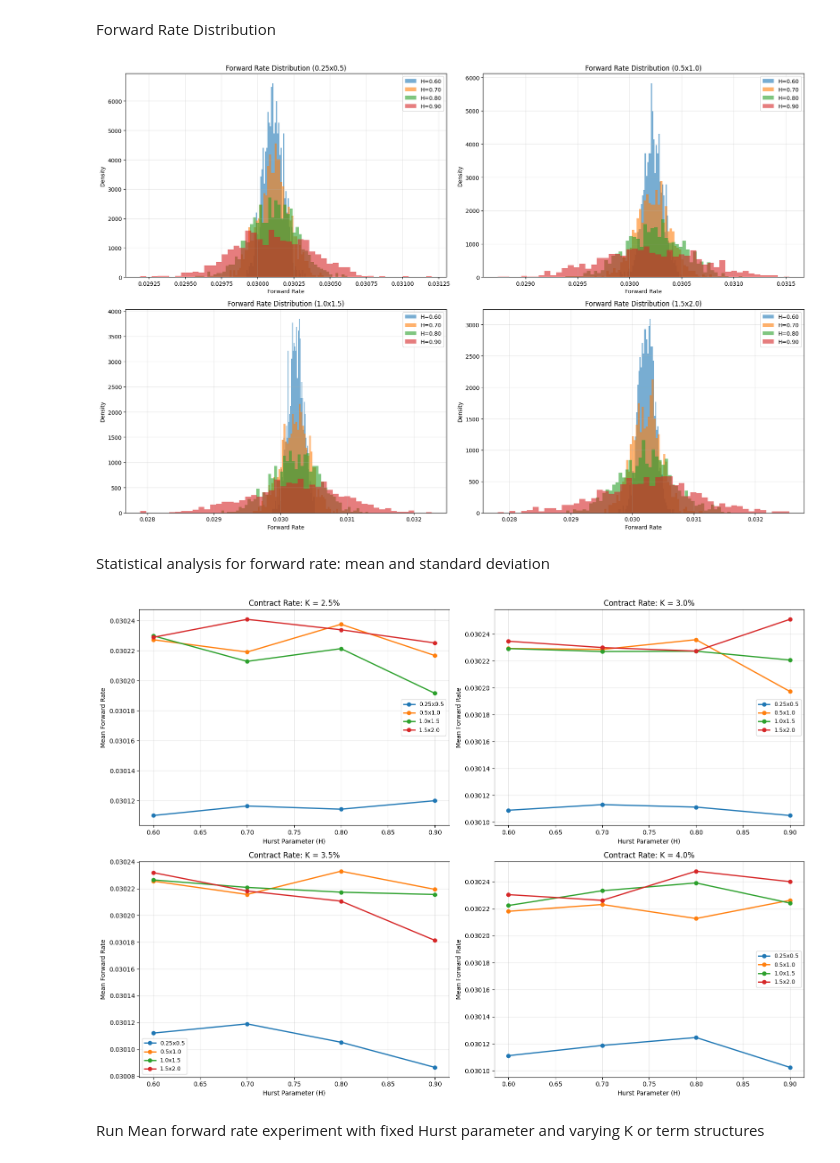
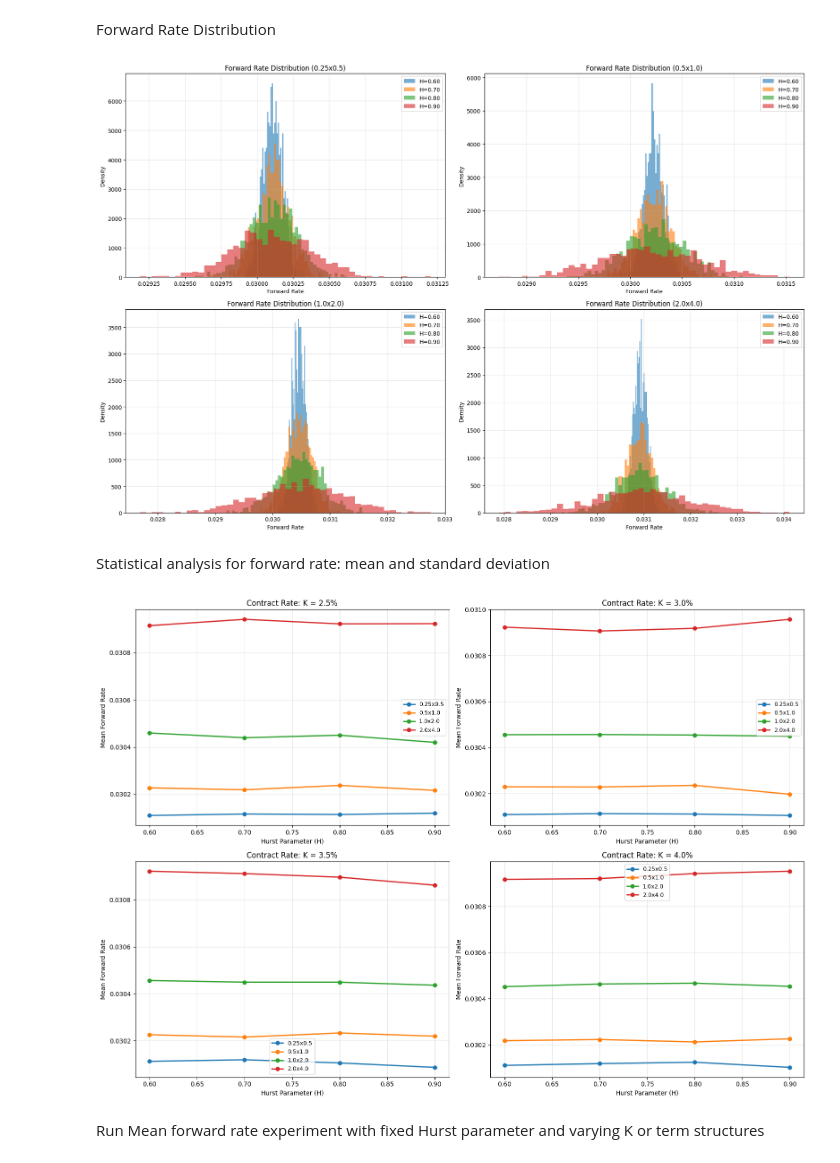
Before and after one commit to katieli0828/Dissertation, a Jupyter notebook: CH4_derivative_pricing.ipynb, the cells around one changed output. Saved outputs shown, nothing was run; the diff lists cells and outputs as text; code cells hidden in the pictures.

```diff
--- a/CH4_derivative_pricing.ipynb
+++ b/CH4_derivative_pricing.ipynb
@@ -599,8 +599,8 @@ def main():
     fra_maturities = [
         (0.25, 0.5),   # 3x6 FRA
         (0.5, 1.0),    # 6x12 FRA
-        (1.0, 1.5),    # 12x18 FRA
-        (1.5, 2.0),    # 18x24 FRA
+        (1.0, 2.0),    # 12x24 FRA
+        (2.0, 4.0),    # 24x48 FRA
     ]
     contract_rates = [0.025, 0.03, 0.035, 0.04]
 
@@ -649,8 +649,8 @@ def main():
     fra_maturities = [
         (0.25, 0.5),   # 3x6 FRA
         (0.5, 1.0),    # 6x12 FRA
-        (1.0, 1.5),    # 12x18 FRA
-        (1.5, 2.0),    # 18x24 FRA
+        (1.0, 2.0),    # 12x24 FRA
+        (2.0, 4.0),    # 24x48 FRA
     ]
     contract_rates = [0.025, 0.03, 0.035, 0.04]
 
@@ -662,7 +662,7 @@ def main():
 if __name__ == "__main__":
     results = main()
 # %% [output]
-[figure, old version]
+[figure, new version]
 # %% [markdown]
 Statistical analysis for forward rate: mean and standard deviation
 # %%
@@ -685,36 +685,36 @@ def mean_rate(results, hurst_values, fra_maturities, contract_rates):
                 values = [results[maturity_key][K][H][metric] for H in hurst_values]
                 ax.plot(hurst_values, values, 'o-', label=f'{T_fixing}x{T_settlement}', linewidth=2)
 
             ax.set_title(f'Contract Rate: K = {K:.1%}')
             ax.set_xlabel('Hurst Parameter (H)')
             ax.set_ylabel(label)
             ax.grid(True, alpha=0.3)
             ax.legend(fontsize=9)
 
         plt.tight_layout(rect=[0, 0, 1, 0.95])
         plt.show()
 
 
 def main():
     np.random.seed(42)
     hurst_values = [0.6, 0.7, 0.8, 0.9]
     fra_maturities = [
         (0.25, 0.5),   # 3x6 FRA
         (0.5, 1.0),    # 6x12 FRA
-        (1.0, 1.5),    # 12x18 FRA
-        (1.5, 2.0),    # 18x24 FRA
+        (1.0, 2.0),    # 12x24 FRA
+        (2.0, 4.0),    # 24x48 FRA
     ]
     contract_rates = [0.025, 0.03, 0.035, 0.04]
 
     # Generate visualizations
     mean_rate(results, hurst_values, fra_maturities, contract_rates)
 
     return results
 
 if __name__ == "__main__":
     results = main()
 # %% [output]
-[figure, old version]
+[figure, new version]
 # %% [markdown]
 Run Mean forward rate experiment with fixed Hurst parameter and varying K or term structures
 # %%
```
Also changed, not shown: parts of 1 cell of this notebook.
